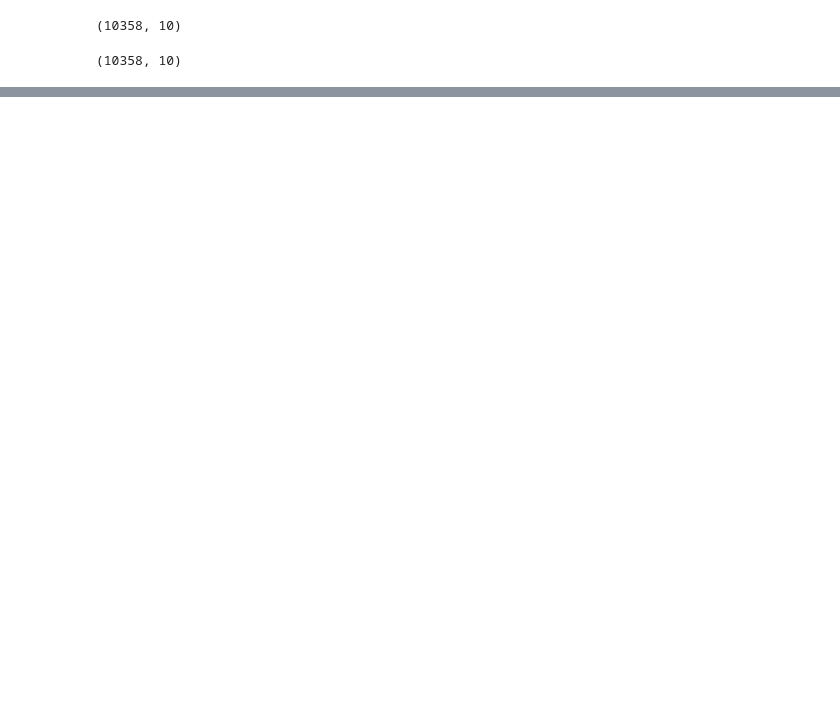
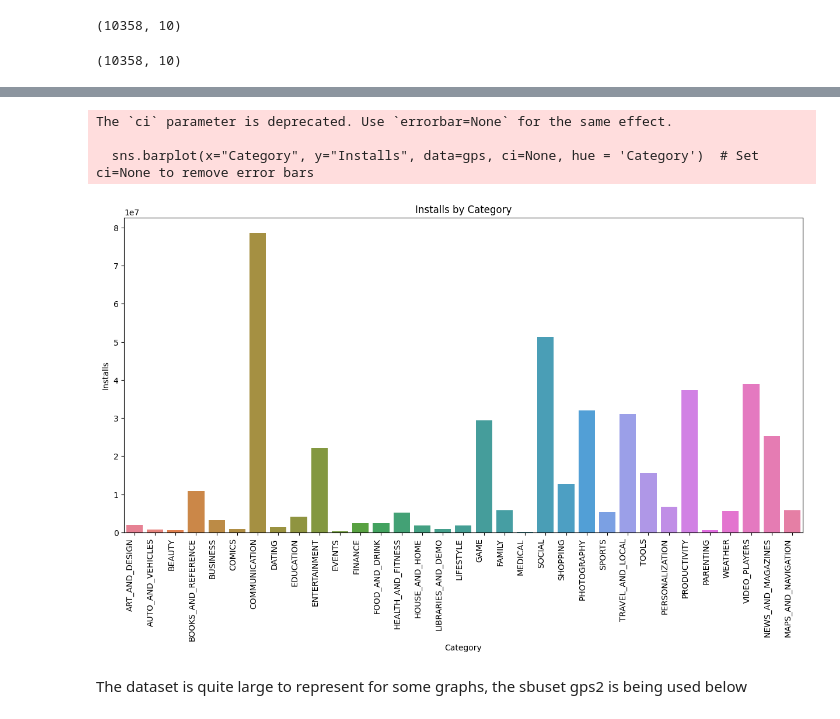
Before and after one commit to rahulbatra97/bamboo, a Jupyter notebook: pandas_project_RB_final.ipynb, the cells around one changed output, grey strips where cells are left out. Drawn from its saved outputs; the diff is of its cells as text; code cells hidden in the pictures; blank space fills up the shorter version.

Commit message:
visualisations added to the RB_final file, now make it presentable

```diff
--- a/pandas_project_RB_final.ipynb
+++ b/pandas_project_RB_final.ipynb
@@ -164,3 +182,9 @@ Genres            0
 Last Updated      0
 Current Ver       0
 dtype: int64
+# %%
+#making the install values numeric
+gps['Installs'] = gps['Installs'].apply(lambda x: x.replace('+', '') if '+' in str(x) else x)
+gps['Installs'] = gps['Installs'].apply(lambda x: x.replace(',', '') if ',' in str(x) else x)
+gps['Installs'] = gps['Installs'].apply(lambda x: int(x))
+gps.head()
@@ -166,0 +235,4 @@ dtype: int64
+# %%
+#Formatting the date of the Last Updated column
+gps['Last Updated'] = pd.to_datetime(gps['Last Updated'])
+gps
@@ -166,0 +275,16 @@ dtype: int64
+# %%
+#barplot for Category against Installs (1*10^7)
+plt.figure(figsize=(15, 7))
+sns.barplot(x="Category", y="Installs", data=gps, ci=None, hue = 'Category')  # Set ci=None to remove error bars
+plt.xticks(rotation=90, ha='right')  # Rotate the x-axis labels by 45 degrees and align them to the right
+plt.xlabel('Category')
+plt.ylabel('Installs')
+plt.title('Installs by Category')
+plt.show()
+# %% [output]
+The `ci` parameter is deprecated. Use `errorbar=None` for the same effect.
+
+  sns.barplot(x="Category", y="Installs", data=gps, ci=None, hue = 'Category')  # Set ci=None to remove error bars
+[figure, added]
+# %% [markdown]
+The dataset is quite large to represent for some graphs, the sbuset gps2 is being used below
```
Also changed, not shown: parts of 25 cells of this notebook.
